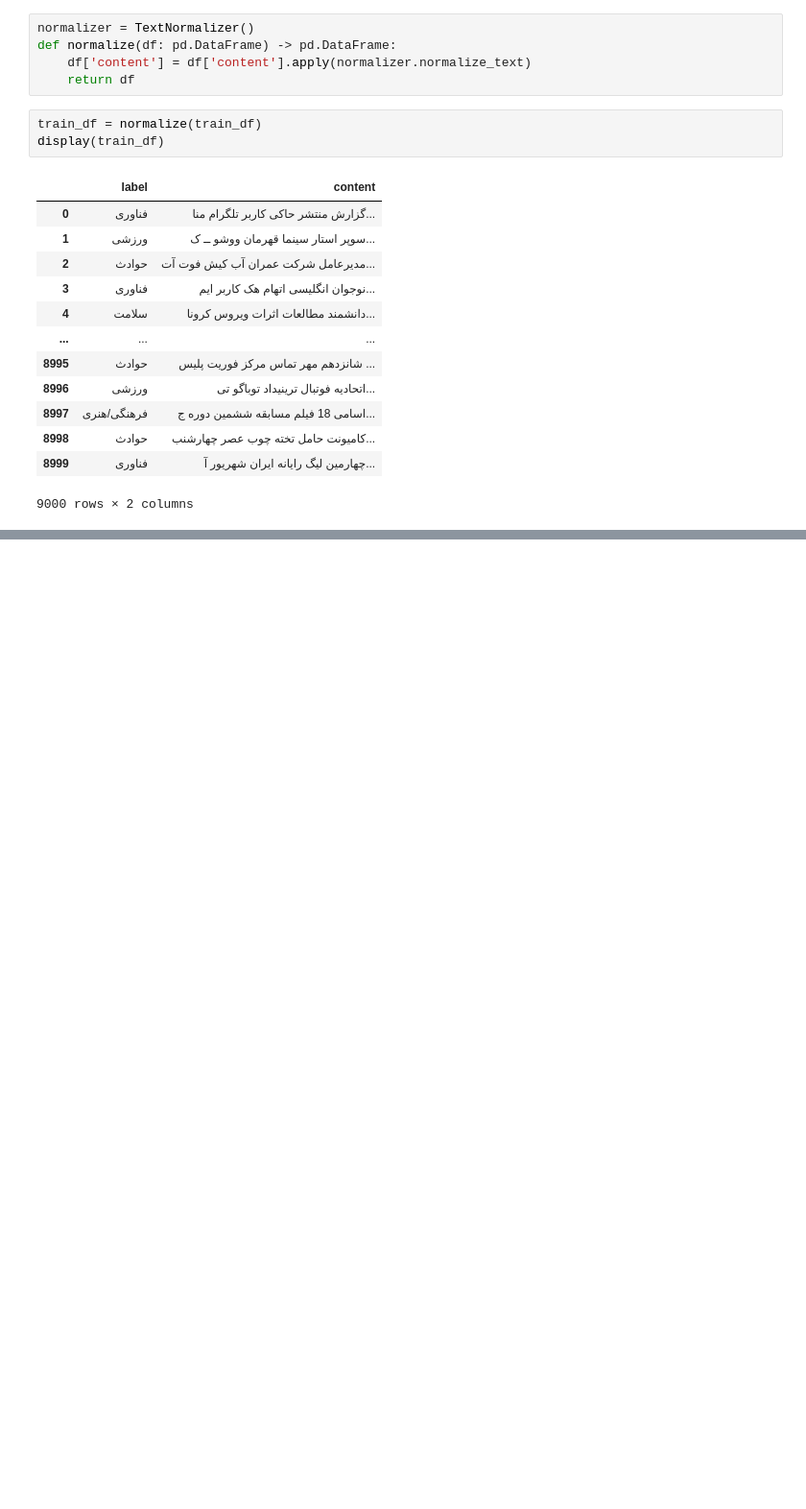
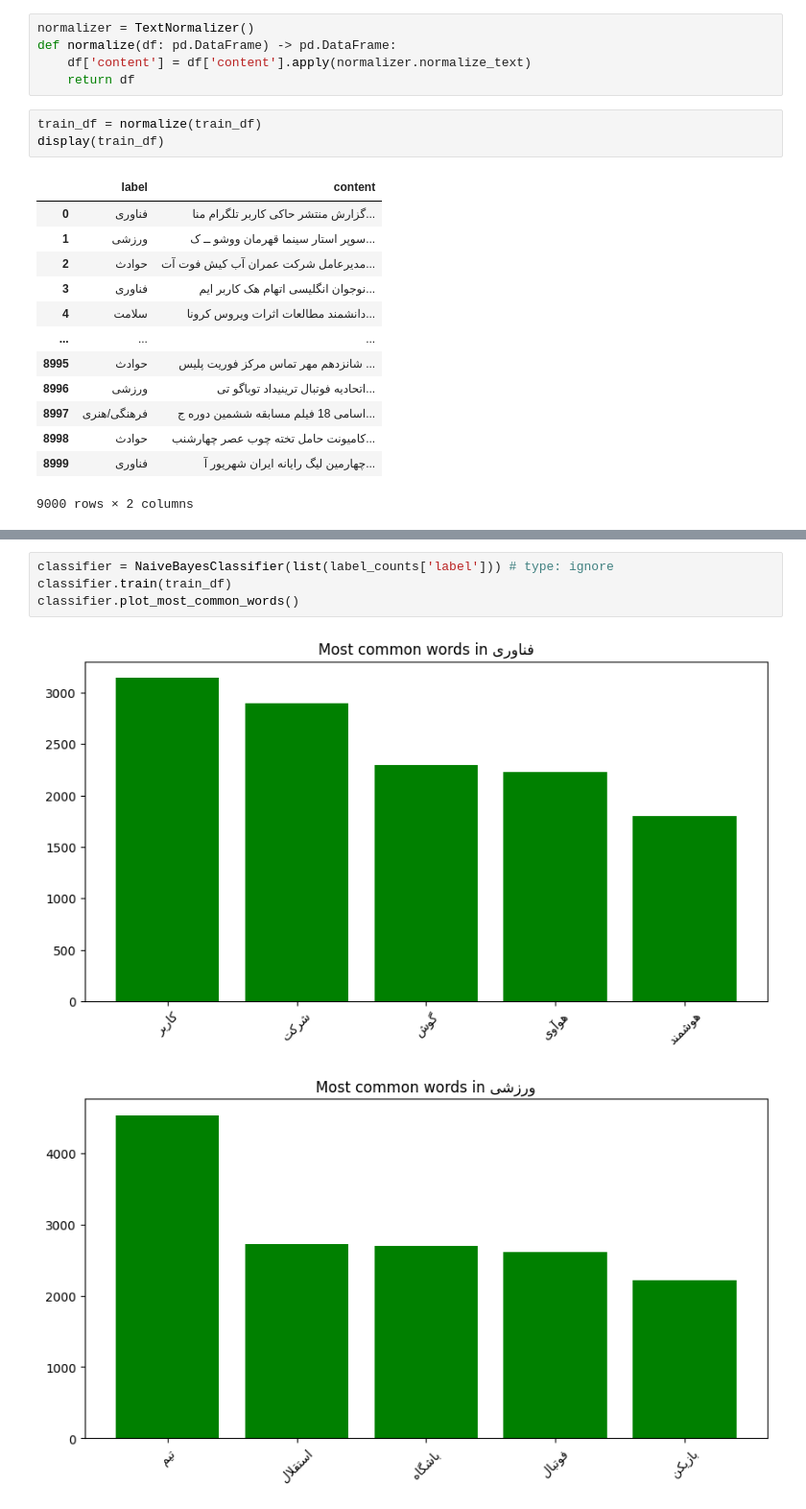
Before and after one commit to PashaBarahimi/Artificial-Intelligence-Projects, a Jupyter notebook: CA4 - Naive Bayes/AI-CA4-810199385.ipynb, the cells around one changed output, grey strips where cells are left out. Shown: that part at 96% size. Drawn from its saved outputs; the diff is of its cells as text; blank space fills up the shorter version.

```diff
--- a/CA4 - Naive Bayes/AI-CA4-810199385.ipynb
+++ b/CA4 - Naive Bayes/AI-CA4-810199385.ipynb
@@ -145,0 +284,7 @@ plot_most_common_words_for_each_label(train_df)
+# %%
+classifier = NaiveBayesClassifier(list(label_counts['label'])) # type: ignore
+classifier.train(train_df)
+classifier.plot_most_common_words()
+# %% [output]
+[figure, added]
+[figure, added]
```
Also changed, not shown: parts of 23 cells of this notebook.
